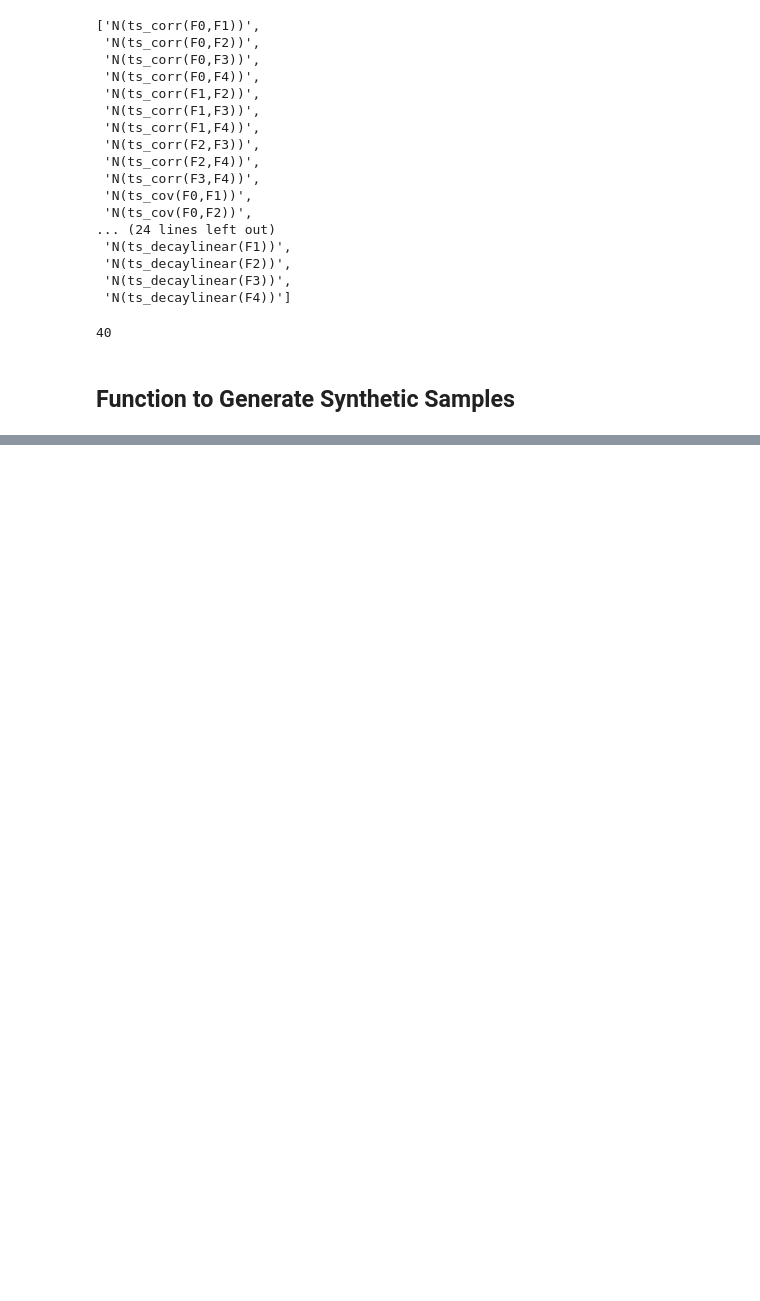
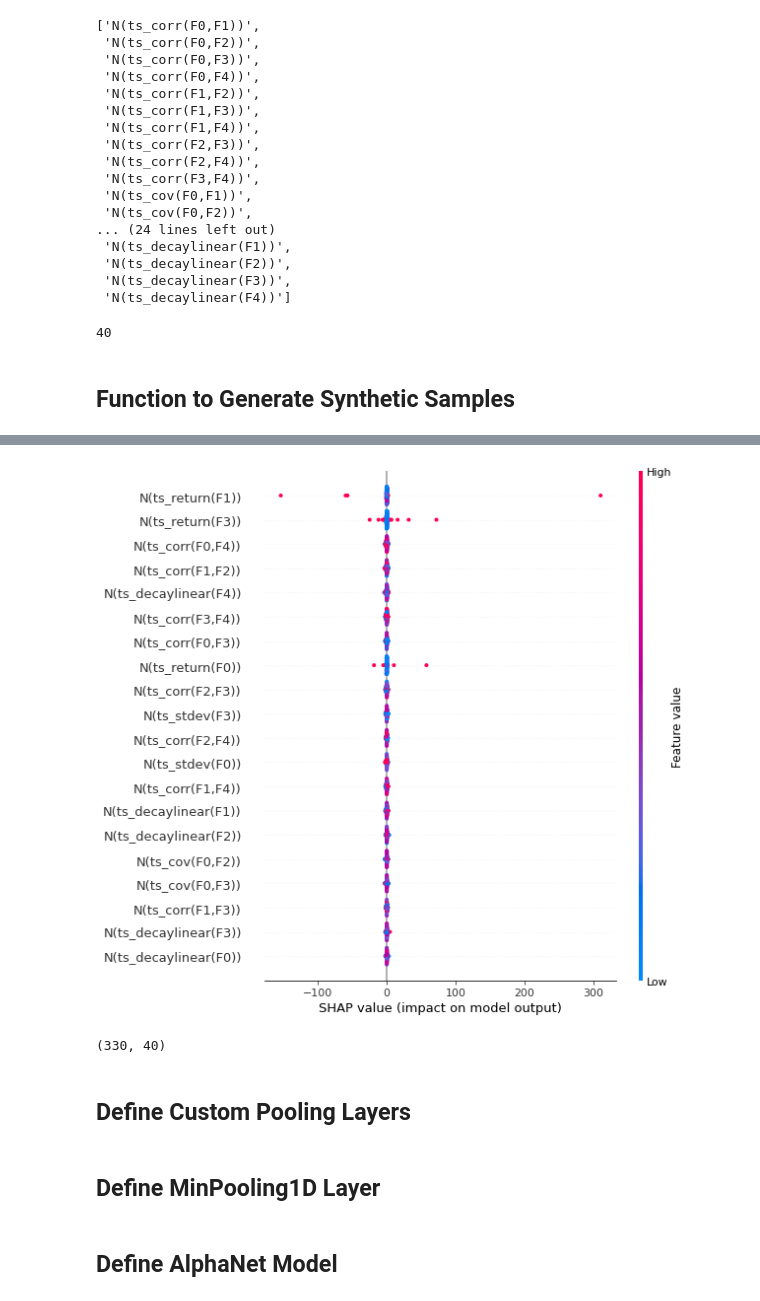
Before and after one commit to shizukazc/NNResearchProject, a Jupyter notebook: AlphaNetPro.ipynb, the cells around one changed output, grey strips where cells are left out. Cells and saved outputs as stored; diff of their text form; code cells hidden in the pictures; blank space fills up the shorter version.

```diff
--- a/AlphaNetPro.ipynb
+++ b/AlphaNetPro.ipynb
@@ -416,0 +492,4 @@ array([[0.556159  , 0.37320736, 0.8774587 , 0.6654548 , 0.17773609,
+# %%
+X_test = np.hstack(syn_test_data)
+X_test = np.transpose(X_test)
+X_test_df = pd.DataFrame(X_test, columns=syn_feats)
@@ -416,0 +512,10 @@ array([[0.556159  , 0.37320736, 0.8774587 , 0.6654548 , 0.17773609,
+# %%
+shap.summary_plot(shap_values, X_test, feature_names=syn_feats)
+# %% [output]
+[figure, added]
+# %%
+shap_values.shape
+# %% [output]
+(330, 40)
+# %% [markdown]
+## Define Custom Pooling Layers
@@ -416,0 +538,2 @@ array([[0.556159  , 0.37320736, 0.8774587 , 0.6654548 , 0.17773609,
+# %% [markdown]
+## Define MinPooling1D Layer
@@ -416,0 +552,2 @@ array([[0.556159  , 0.37320736, 0.8774587 , 0.6654548 , 0.17773609,
+# %% [markdown]
+## Define AlphaNet Model
```
Also changed, not shown: parts of 35 cells of this notebook.
